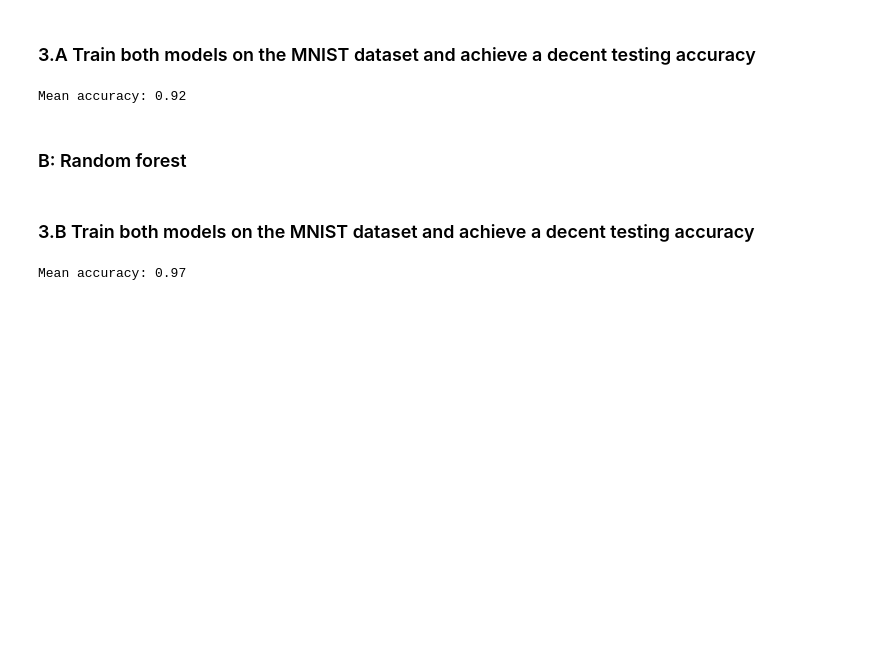
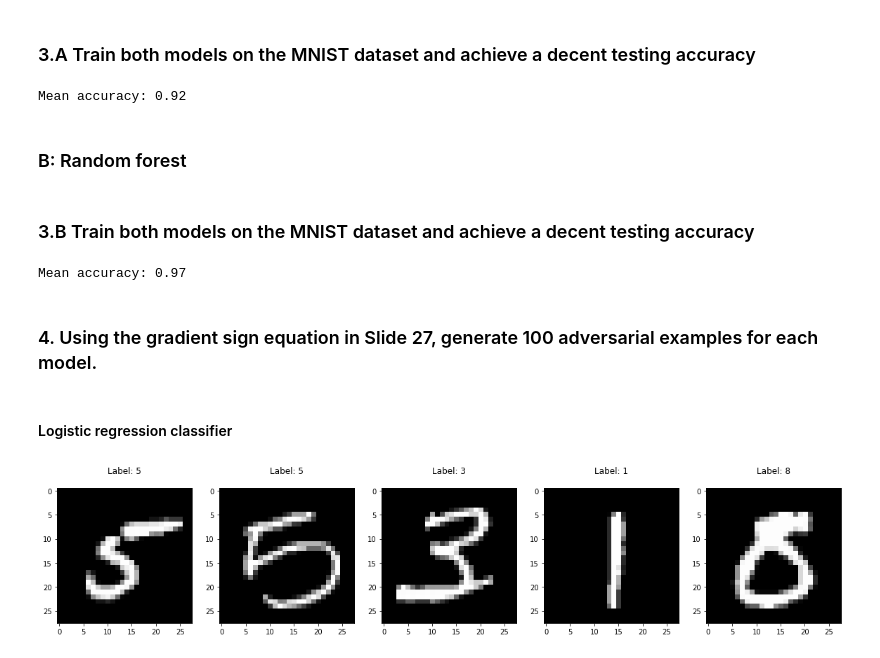
Before and after one commit to debaraj-barua/LearningAndAdaptivity-ss18, a Jupyter notebook: Assignment07/src/Adversarial Examples.ipynb, the cells around one changed output. Saved outputs shown, nothing was run; the diff lists cells and outputs as text; code cells hidden in the pictures; blank space fills up the shorter version.

```diff
--- a/Assignment07/src/Adversarial Examples.ipynb
+++ b/Assignment07/src/Adversarial Examples.ipynb
@@ -50,2 +51,4 @@ print "Mean accuracy: {0:0.2f}".format(clf.score(x_test, y_test))
 # %% [output]
 Mean accuracy: 0.97
+# %% [markdown]
+### 4. Using the gradient sign equation in Slide 27, generate 100 adversarial examples for each model.
@@ -51,0 +105,15 @@ Mean accuracy: 0.97
+# %% [markdown]
+#### Logistic regression classifier
+# %%
+# Take 100 random images for adverserial examples with Logistic regression classifier
+
+indices = np.arange(mnist.data.shape[0])
+np.random.shuffle(indices)
+
+data_reg = mnist.data[indices]/255.
+target_reg = mnist.target[indices]
+# %%
+# Show first 5 original images
+show_images(data_reg, target_reg, 5)
+# %% [output]
+[figure, added]
```
Also changed, not shown: parts of 18 cells of this notebook, 2 other files.
